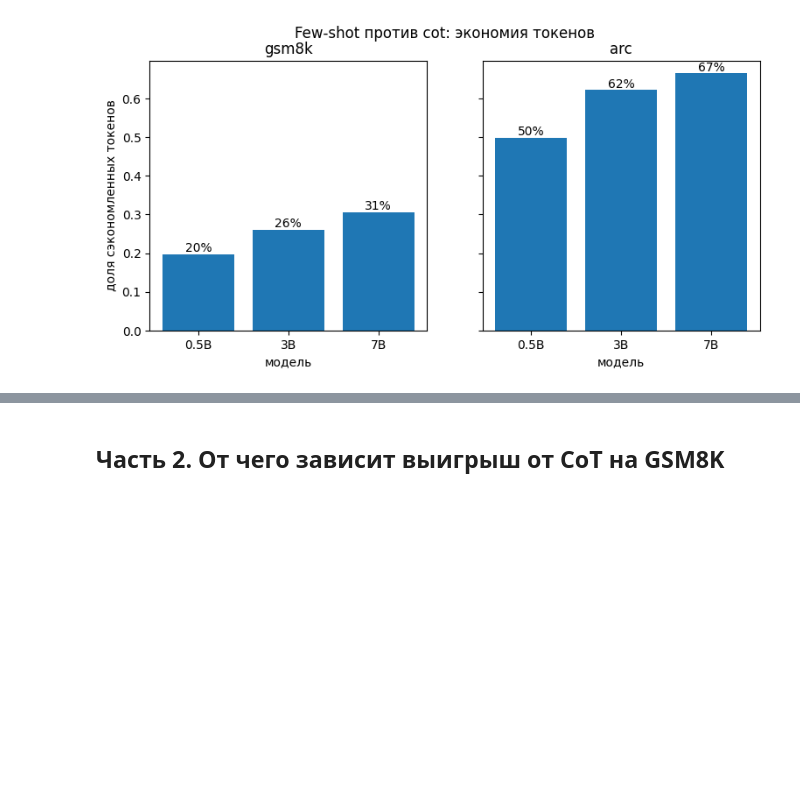
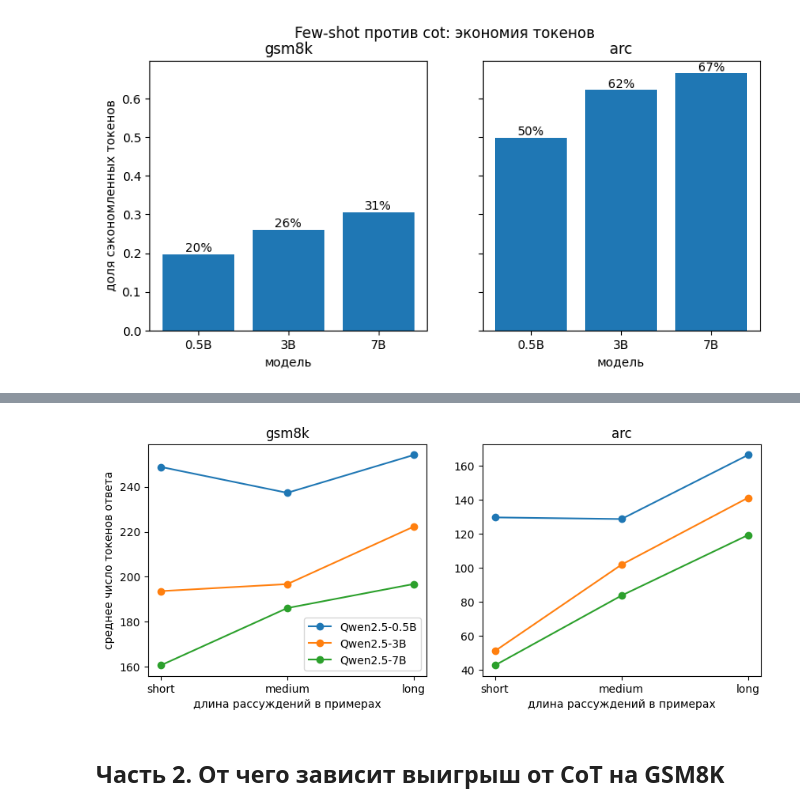
Before and after one commit to hochudomoy/Chain-of-thought, a Jupyter notebook: notebooks/analysis.ipynb, the cells around one changed output, grey strips where cells are left out. Saved outputs shown, nothing was run; the diff lists cells and outputs as text; code cells hidden in the pictures; blank space fills up the shorter version.

```diff
--- a/notebooks/analysis.ipynb
+++ b/notebooks/analysis.ipynb
@@ -225,0 +239,15 @@ plt.show()
+# %%
+rng = np.random.default_rng(42)
+wide_fs = fs100.pivot_table(index=["model", "dataset", "question_id"], columns="variant", values="correct").reset_index()
+
+rows = []
+for (model, dataset), g in wide_fs.groupby(["model", "dataset"]):
+    for v, base in [("k3_short", "k3_medium"), ("k3_long", "k3_medium"),
+                    ("k1_medium", "k3_medium"), ("k5_medium", "k3_medium")]:
+        d = (g[v] - g[base]).dropna().values
+        boots = [rng.choice(d, size=len(d), replace=True).mean() for i in range(1000)]
+        rows.append(dict(model=model, dataset=dataset, variant=v, diff=d.mean(),
+                         low=np.percentile(boots, 2.5), high=np.percentile(boots, 97.5)))
+fs_acc = pd.DataFrame(rows).round(3)
+fs_acc["zero_inside"] = (fs_acc["low"] <= 0) & (fs_acc["high"] >= 0)
+fs_acc
@@ -225,0 +297,12 @@ plt.show()
+# %%
+wide_len = fs100.pivot_table(index=["model", "dataset", "question_id"], columns="variant", values="n_tokens").reset_index()
+
+rows = []
+for (model, dataset), g in wide_len.groupby(["model", "dataset"]):
+    d = (g["k3_long"] - g["k3_short"]).dropna().values
+    boots = [rng.choice(d, size=len(d), replace=True).mean() for i in range(1000)]
+    rows.append(dict(model=model, dataset=dataset, n=len(d), diff_tokens=d.mean(),
+                     low=np.percentile(boots, 2.5), high=np.percentile(boots, 97.5)))
+fs_len = pd.DataFrame(rows).round(1)
+fs_len["zero_inside"] = (fs_len["low"] <= 0) & (fs_len["high"] >= 0)
+fs_len
@@ -226,3 +330,21 @@ plt.show()
+# %%
+order = ["k3_short", "k3_medium", "k3_long"]
+t = fs100[fs100["variant"].isin(order)].groupby(["dataset", "model", "variant"])["n_tokens"].mean().reset_index()
+
+fig, axes = plt.subplots(1, 2, figsize=(10, 3.8), sharey=False)
+for ax, dataset in zip(axes, ["gsm8k", "arc"]):
+    for model in t["model"].unique():
+        d = t[(t["dataset"] == dataset) & (t["model"] == model)].set_index("variant").loc[order]
+        ax.plot(range(3), d["n_tokens"], marker="o", label=model)
+    ax.set_xticks(range(3))
+    ax.set_xticklabels(["short", "medium", "long"])
+    ax.set_title(dataset)
+    ax.set_xlabel("длина рассуждений в примерах")
+axes[0].set_ylabel("среднее число токенов ответа")
+axes[0].legend()
+plt.show()
+# %% [output]
+[figure, added]
 # %% [markdown]
 ## Часть 2. От чего зависит выигрыш от CoT на GSM8K
 # %% [markdown]
```
Also changed, not shown: parts of 15 cells of this notebook.
